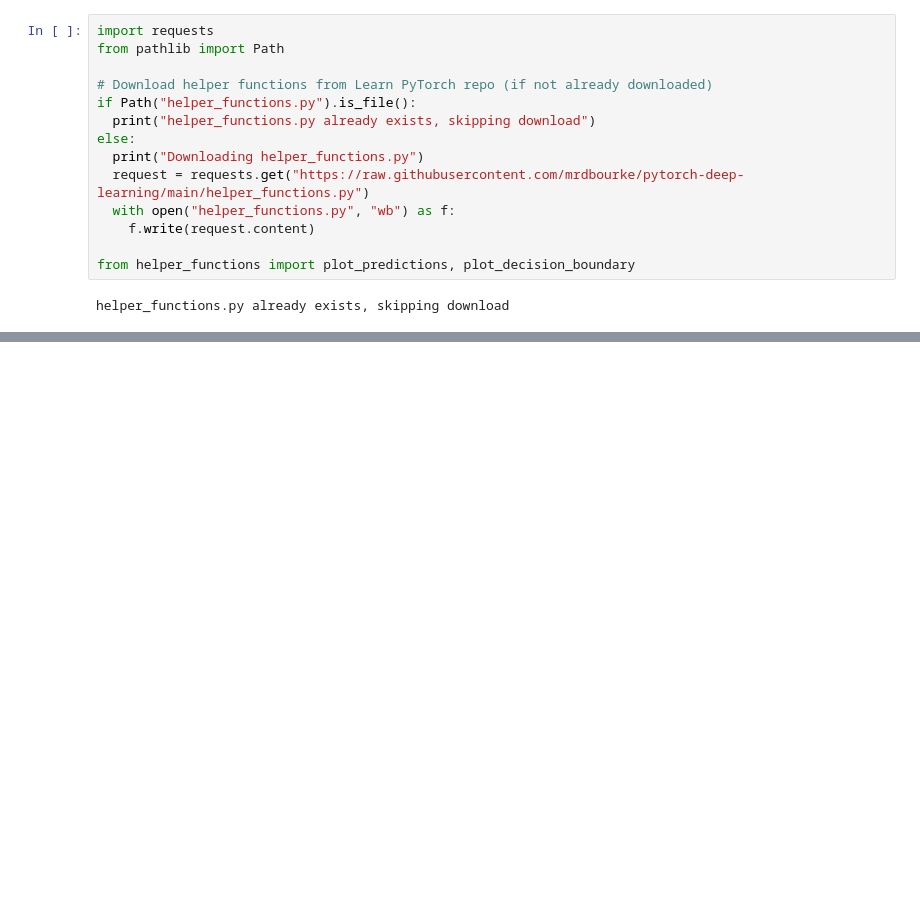
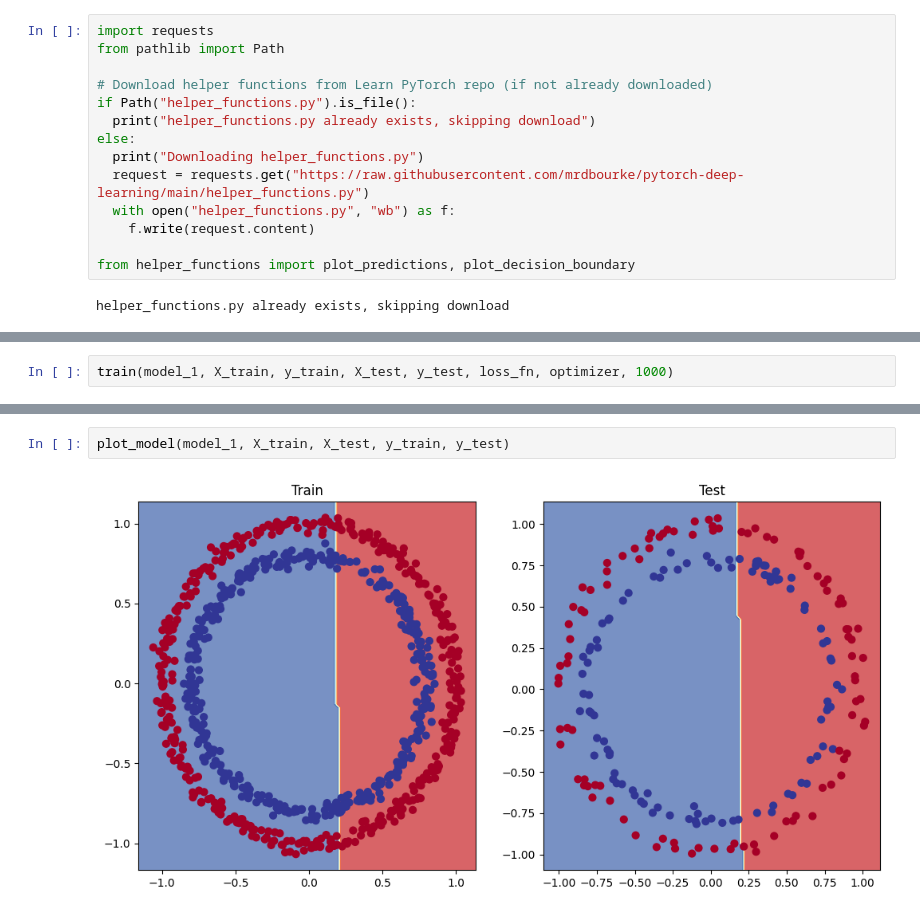
Before and after one commit to satvikpendem/ZeroToMasteryPyTorchForDeepLearning, a Jupyter notebook: 02_classification.ipynb, the cells around one changed output, grey strips where cells are left out. Saved outputs shown, nothing was run; the diff lists cells and outputs as text; blank space fills up the shorter version.

```diff
--- a/02_classification.ipynb
+++ b/02_classification.ipynb
@@ -341,3 +329,5 @@ CircleModelV1(
   (layer_2): Linear(in_features=10, out_features=10, bias=True)
   (layer_3): Linear(in_features=10, out_features=1, bias=True)
 )
+# %%
+train(model_1, X_train, y_train, X_test, y_test, loss_fn, optimizer, 1000)
@@ -343,0 +345,4 @@ CircleModelV1(
+# %%
+plot_model(model_1, X_train, X_test, y_train, y_test)
+# %% [output]
+[figure, added]
```
Also changed, not shown: parts of 37 cells of this notebook.
